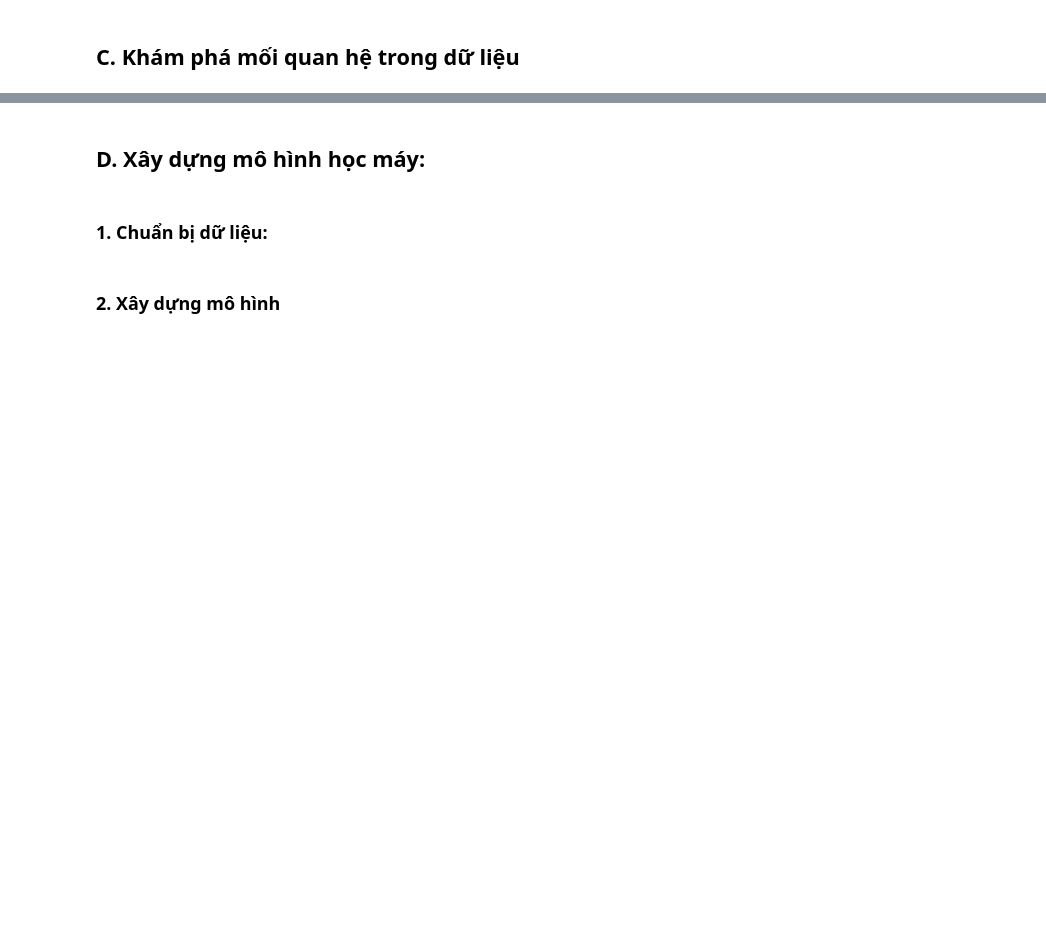
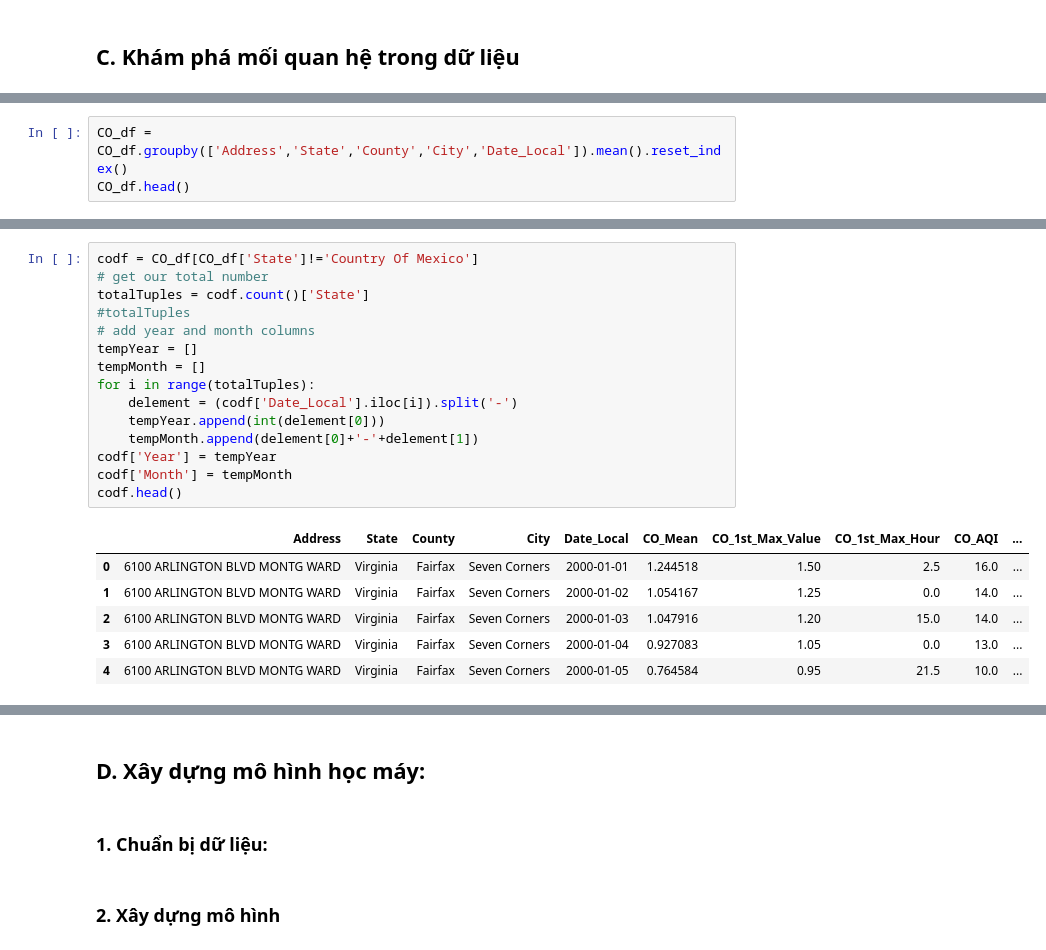
Before and after one commit to tungbtt/Lab02_DV, a Jupyter notebook: lab02.ipynb, the cells around one changed output, grey strips where cells are left out. Cells and saved outputs as stored; diff of their text form; blank space fills up the shorter version.

```diff
--- a/lab02.ipynb
+++ b/lab02.ipynb
@@ -217,0 +241,3 @@ df[set(df.columns)-set(numeric_cols)].describe()
+# %%
+CO_df = CO_df.groupby(['Address','State','County','City','Date_Local']).mean().reset_index()
+CO_df.head()
@@ -217,0 +251,22 @@ df[set(df.columns)-set(numeric_cols)].describe()
+# %%
+codf = CO_df[CO_df['State']!='Country Of Mexico']
+# get our total number
+totalTuples = codf.count()['State']
+#totalTuples
+# add year and month columns
+tempYear = []
+tempMonth = []
+for i in range(totalTuples):
+    delement = (codf['Date_Local'].iloc[i]).split('-')
+    tempYear.append(int(delement[0]))
+    tempMonth.append(delement[0]+'-'+delement[1])
+codf['Year'] = tempYear
+codf['Month'] = tempMonth
+codf.head()
+# %% [output]
+|  | Address | State | County | City | Date_Local | CO_Mean | CO_1st_Max_Value | CO_1st_Max_Hour | CO_AQI | ... |
+| 0 | 6100 ARLINGTON BLVD MONTG WARD | Virginia | Fairfax | Seven Corners | 2000-01-01 | 1.244518 | 1.50 | 2.5 | 16.0 | ... |
+| 1 | 6100 ARLINGTON BLVD MONTG WARD | Virginia | Fairfax | Seven Corners | 2000-01-02 | 1.054167 | 1.25 | 0.0 | 14.0 | ... |
+| 2 | 6100 ARLINGTON BLVD MONTG WARD | Virginia | Fairfax | Seven Corners | 2000-01-03 | 1.047916 | 1.20 | 15.0 | 14.0 | ... |
+| 3 | 6100 ARLINGTON BLVD MONTG WARD | Virginia | Fairfax | Seven Corners | 2000-01-04 | 0.927083 | 1.05 | 0.0 | 13.0 | ... |
+| 4 | 6100 ARLINGTON BLVD MONTG WARD | Virginia | Fairfax | Seven Corners | 2000-01-05 | 0.764584 | 0.95 | 21.5 | 10.0 | ... |
```
Also changed, not shown: parts of 23 cells of this notebook.
